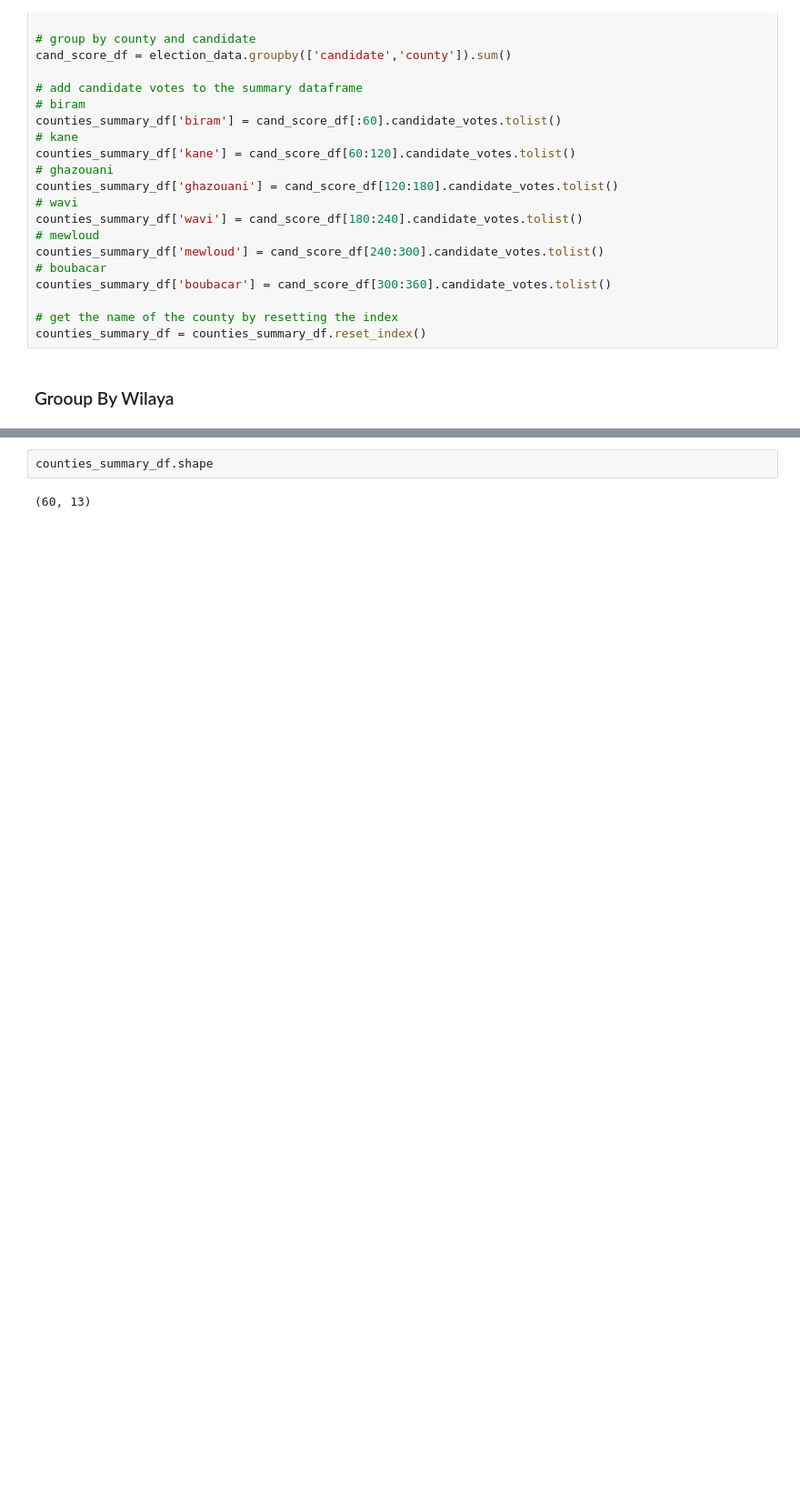
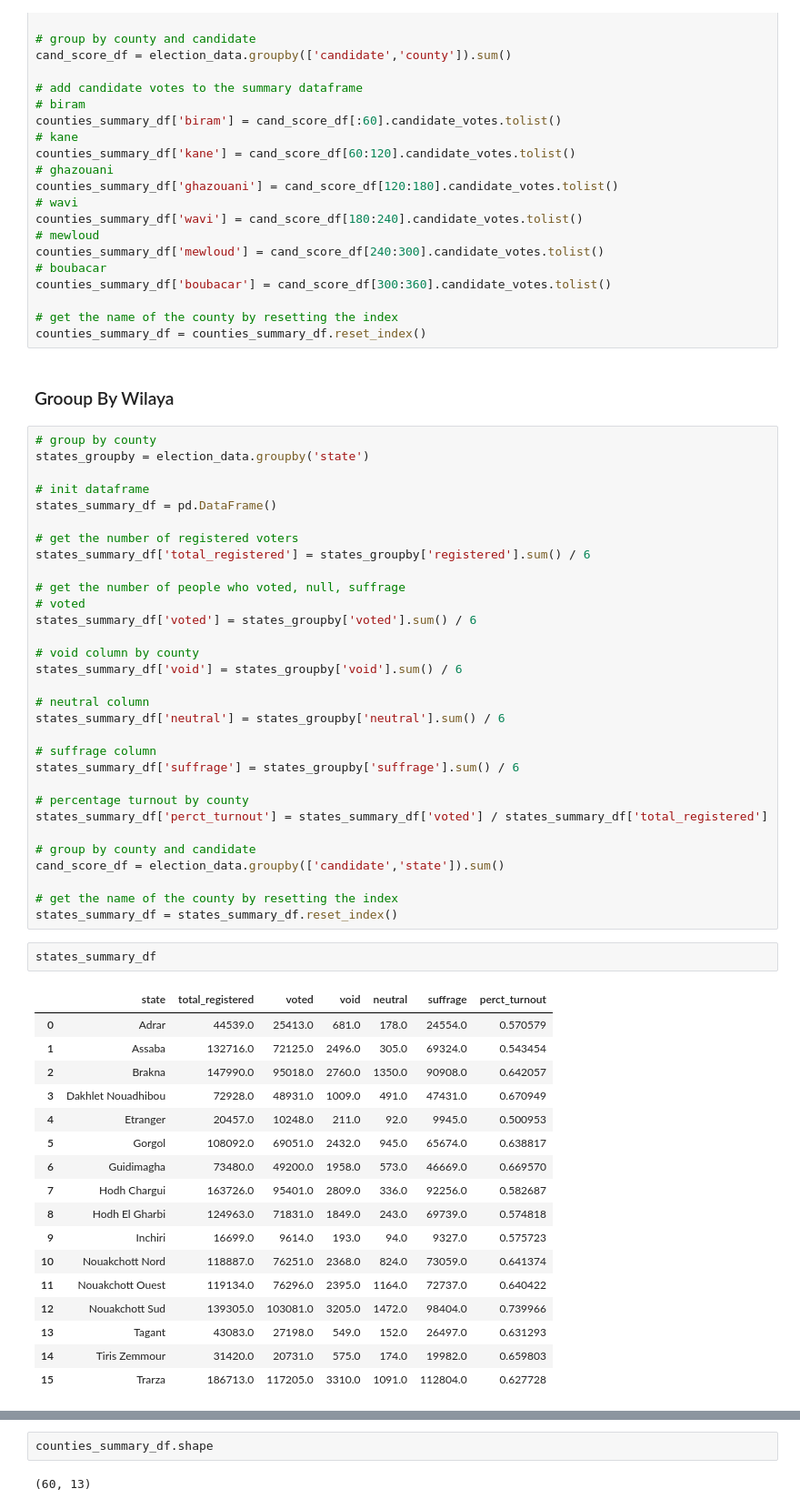
Before and after one commit to Mauritycs/2019_Election_Results, a Jupyter notebook: Notebooks/mainCleanUp.ipynb, the cells around one changed output, grey strips where cells are left out. Shown at 91% size. Saved outputs shown, nothing was run; the diff lists cells and outputs as text; blank space fills up the shorter version.

Commit message:
states summary ready

```diff
--- a/Notebooks/mainCleanUp.ipynb
+++ b/Notebooks/mainCleanUp.ipynb
@@ -244,3 +244,54 @@ counties_summary_df['boubacar'] = cand_score_df[300:360].candidate_votes.tolist(
 counties_summary_df = counties_summary_df.reset_index()
 # %% [markdown]
 ### Grooup By Wilaya
+# %%
+# group by county
+states_groupby = election_data.groupby('state')
+
+# init dataframe
+states_summary_df = pd.DataFrame()
+
+# get the number of registered voters
+states_summary_df['total_registered'] = states_groupby['registered'].sum() / 6
+
+# get the number of people who voted, null, suffrage
+# voted
+states_summary_df['voted'] = states_groupby['voted'].sum() / 6
+
+# void column by county
+states_summary_df['void'] = states_groupby['void'].sum() / 6
+
+# neutral column
+states_summary_df['neutral'] = states_groupby['neutral'].sum() / 6
+
+# suffrage column
+states_summary_df['suffrage'] = states_groupby['suffrage'].sum() / 6
+
+# percentage turnout by county
+states_summary_df['perct_turnout'] = states_summary_df['voted'] / states_summary_df['total_registered']
+
+# group by county and candidate
+cand_score_df = election_data.groupby(['candidate','state']).sum()
+
+# get the name of the county by resetting the index
+states_summary_df = states_summary_df.reset_index()
+# %%
+states_summary_df
+# %% [output]
+|  | state | total_registered | voted | void | neutral | suffrage | perct_turnout |
+| 0 | Adrar | 44539.0 | 25413.0 | 681.0 | 178.0 | 24554.0 | 0.570579 |
+| 1 | Assaba | 132716.0 | 72125.0 | 2496.0 | 305.0 | 69324.0 | 0.543454 |
+| 2 | Brakna | 147990.0 | 95018.0 | 2760.0 | 1350.0 | 90908.0 | 0.642057 |
+| 3 | Dakhlet Nouadhibou | 72928.0 | 48931.0 | 1009.0 | 491.0 | 47431.0 | 0.670949 |
+| 4 | Etranger | 20457.0 | 10248.0 | 211.0 | 92.0 | 9945.0 | 0.500953 |
+| 5 | Gorgol | 108092.0 | 69051.0 | 2432.0 | 945.0 | 65674.0 | 0.638817 |
+| 6 | Guidimagha | 73480.0 | 49200.0 | 1958.0 | 573.0 | 46669.0 | 0.669570 |
+| 7 | Hodh Chargui | 163726.0 | 95401.0 | 2809.0 | 336.0 | 92256.0 | 0.582687 |
+| 8 | Hodh El Gharbi | 124963.0 | 71831.0 | 1849.0 | 243.0 | 69739.0 | 0.574818 |
+| 9 | Inchiri | 16699.0 | 9614.0 | 193.0 | 94.0 | 9327.0 | 0.575723 |
+| 10 | Nouakchott Nord | 118887.0 | 76251.0 | 2368.0 | 824.0 | 73059.0 | 0.641374 |
+| 11 | Nouakchott Ouest | 119134.0 | 76296.0 | 2395.0 | 1164.0 | 72737.0 | 0.640422 |
+| 12 | Nouakchott Sud | 139305.0 | 103081.0 | 3205.0 | 1472.0 | 98404.0 | 0.739966 |
+| 13 | Tagant | 43083.0 | 27198.0 | 549.0 | 152.0 | 26497.0 | 0.631293 |
+| 14 | Tiris Zemmour | 31420.0 | 20731.0 | 575.0 | 174.0 | 19982.0 | 0.659803 |
+| 15 | Trarza | 186713.0 | 117205.0 | 3310.0 | 1091.0 | 112804.0 | 0.627728 |
```
Also changed, not shown: parts of 2 cells of this notebook, 1 other file.
